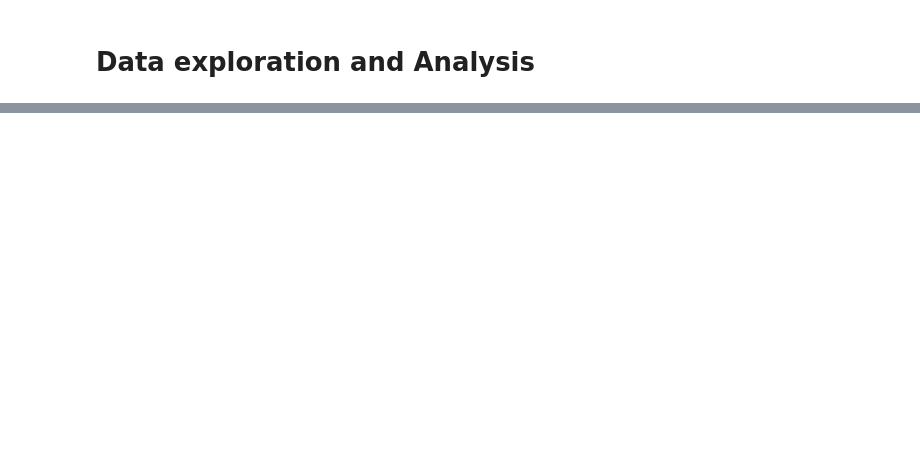
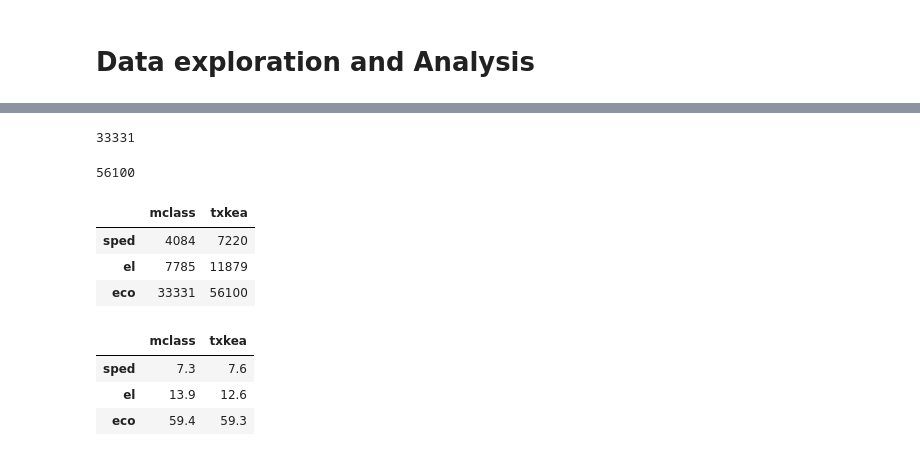
Before and after one commit to wherrickjr/tea_project, a Jupyter notebook: Data/tea_test.ipynb, the cells around one changed output, grey strips where cells are left out. Saved outputs shown, nothing was run; the diff lists cells and outputs as text; code cells hidden in the pictures; blank space fills up the shorter version.

```diff
--- a/Data/tea_test.ipynb
+++ b/Data/tea_test.ipynb
@@ -174,0 +114,34 @@ eco =
+# %%
+eco_mclass = eco[eco['mclass_lvl'].notna()]
+len(eco_mclass)
+#number of  eco dis students that took mclass test
+# %% [output]
+33331
+# %%
+eco_txkea = eco[eco['txkea_level'].notna()]
+len(eco_txkea)
+#number of eco dis students that took txkea test
+# %% [output]
+56100
+# %%
+el = result[result['el'] == 'YES']
+el_mclass = el[el['mclass_lvl'].notna()]
+el_txkea = el[el['txkea_level'].notna()]
+#finding number of el students that took mclass and txkea
+# %%
+sped = result[result['spec_ed'] == 'YES']
+sped_mclass =sped[sped['mclass_lvl'].notna()]
+sped_txkea = sped[sped['txkea_level'].notna()]
+#finding number of sped students that took mclass and txkea
+# %%
+graph = pd.DataFrame(
+{ "mclass" : [len(sped_mclass), len(el_mclass), len(eco_mclass)],
+ "txkea" : [len(sped_txkea), len(el_txkea), len(eco_txkea)]}, index = ['sped', 'el', 'eco'])
+#creating dataframe to reflect values found
+# %%
+graph
+# %% [output]
+|  | mclass | txkea |
+| sped | 4084 | 7220 |
+| el | 7785 | 11879 |
+| eco | 33331 | 56100 |
@@ -174,0 +152,7 @@ eco =
+# %%
+graph
+# %% [output]
+|  | mclass | txkea |
+| sped | 7.3 | 7.6 |
+| el | 13.9 | 12.6 |
+| eco | 59.4 | 59.3 |
```
Also changed, not shown: parts of 20 cells of this notebook, 2 other files.
